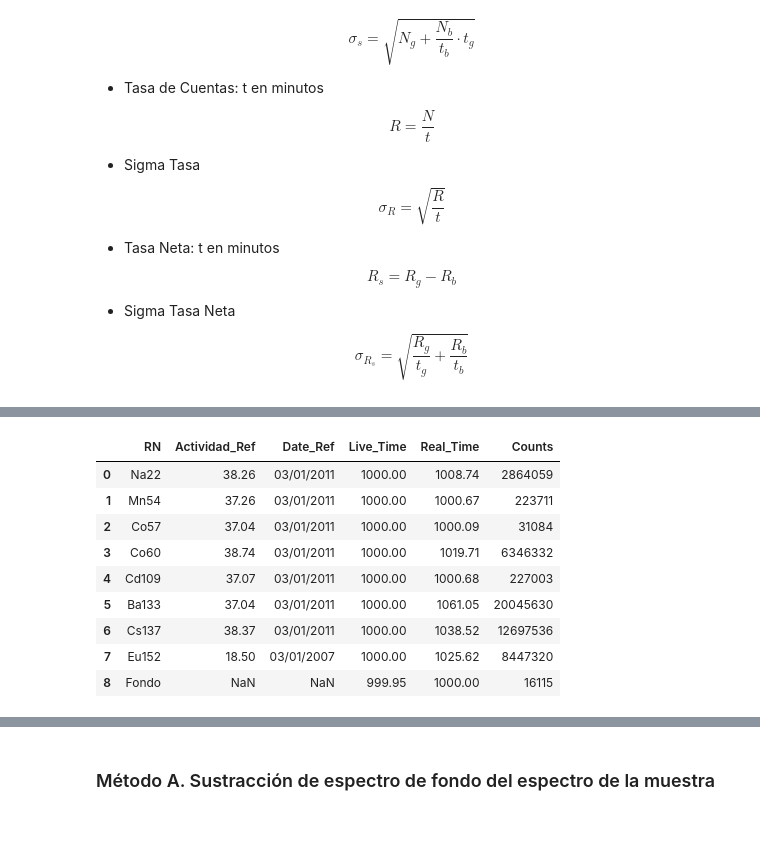
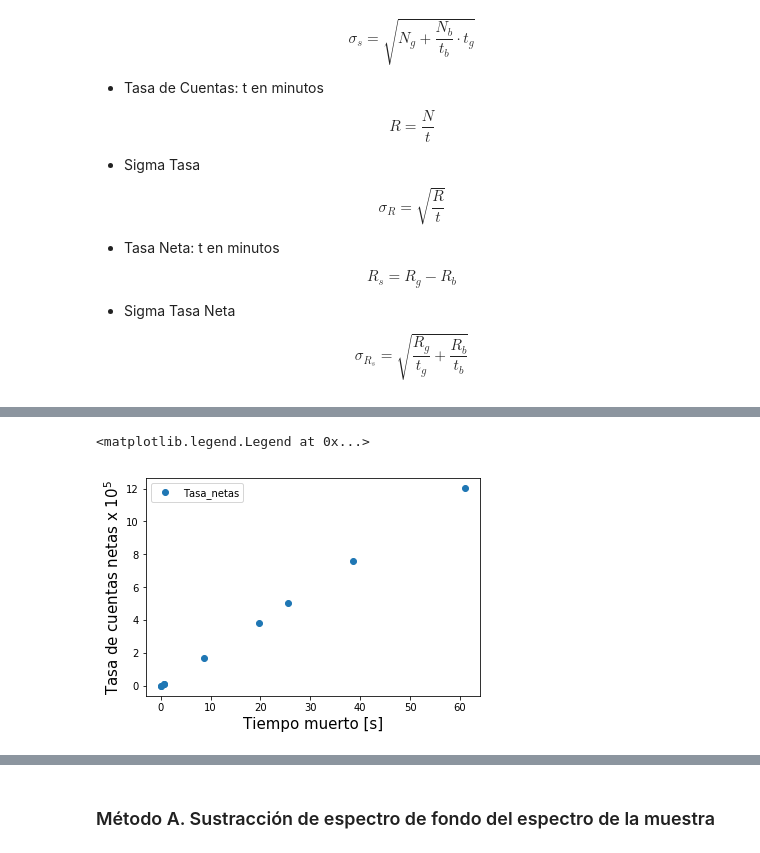
Before and after one commit to andreapy/Well--counter, a Jupyter notebook: Datos-Fondo.ipynb, the cells around one changed output, grey strips where cells are left out. Cells and saved outputs as stored; diff of their text form; code cells hidden in the pictures; blank space fills up the shorter version.

```diff
--- a/Datos-Fondo.ipynb
+++ b/Datos-Fondo.ipynb
@@ -152,7 +140,11 @@ $$ \sigma_{R_s} = \sqrt{\frac{R_g}{t_g}+\frac{R_b}{t_b}}$$
 dt['Sigma_C']= np.sqrt(dt['Counts'])
 
 #### Dead Time %
-#dt['Dead_Time'] = ((dt['Real_Time']-dt['Live_Time'])/dt['Real_Time'])*100
+#dt['Dead_Time_por'] = ((dt['Real_Time']-dt['Live_Time'])/dt['Real_Time'])*100
+
+#### Dead Time [s]
+dt['Dead_Time'] = dt['Real_Time']-dt['Live_Time']
+
 
 #### Cuentas netas
 dt['Cuentas_netas'] = dt['Counts']-cuentas_fondo.values
@@ -187,13 +165,0 @@ dt
-# %%
-dt
-# %% [output]
-|  | RN | Actividad_Ref | Date_Ref | Live_Time | Real_Time | Counts |
-| 0 | Na22 | 38.26 | 03/01/2011 | 1000.00 | 1008.74 | 2864059 |
-| 1 | Mn54 | 37.26 | 03/01/2011 | 1000.00 | 1000.67 | 223711 |
-| 2 | Co57 | 37.04 | 03/01/2011 | 1000.00 | 1000.09 | 31084 |
-| 3 | Co60 | 38.74 | 03/01/2011 | 1000.00 | 1019.71 | 6346332 |
-| 4 | Cd109 | 37.07 | 03/01/2011 | 1000.00 | 1000.68 | 227003 |
-| 5 | Ba133 | 37.04 | 03/01/2011 | 1000.00 | 1061.05 | 20045630 |
-| 6 | Cs137 | 38.37 | 03/01/2011 | 1000.00 | 1038.52 | 12697536 |
-| 7 | Eu152 | 18.50 | 03/01/2007 | 1000.00 | 1025.62 | 8447320 |
-| 8 | Fondo | NaN | NaN | 999.95 | 1000.00 | 16115 |
@@ -200,3 +168,14 @@ dt
+# %%
+plt.plot(dt['Dead_Time'],dt['Tasa_netas']/100000,'o')
+
+#plt.errorbar(dt['Dead_Time'],dt['Tasa_netas'], yerr=dt['Sigma_TasaN'],fmt='.b',label='datos',capsize=5)
+#plt.plot(data['x'],(a+(b*data['x'])),'--r',label='Teoría')
+plt.xlabel(r'Tiempo muerto [s]',size=15)
+plt.ylabel(r'Tasa de cuentas netas x 10$^5$',size=15)
+plt.legend()
+# %% [output]
+<matplotlib.legend.Legend at 0x...>
+[figure, added]
 # %%
 table = df.pivot(index ='Channel',columns ='RN')
 #table.columns
```
Also changed, not shown: parts of 8 cells of this notebook, 18 other files.
